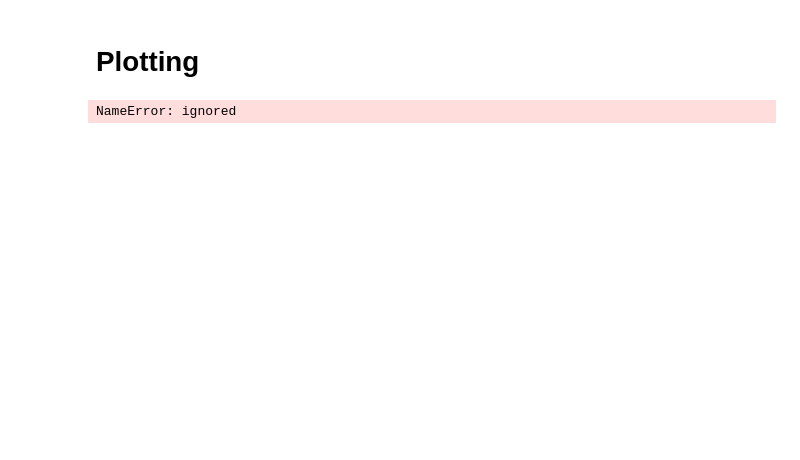
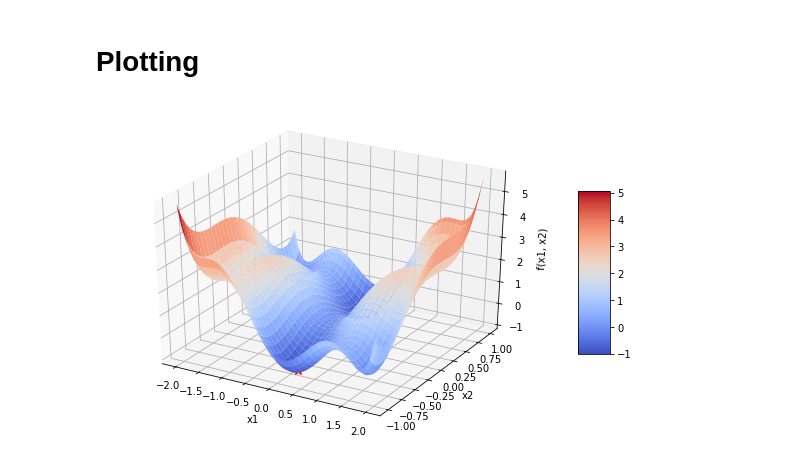
Before and after one commit to GilbertTjahjono/Flower_Pollination_Algorithm, a Jupyter notebook: Implementation_of_FPA.ipynb, the cells around one changed output. Drawn from its saved outputs; the diff is of its cells as text; code cells hidden in the pictures; blank space fills up the shorter version.

```diff
--- a/Implementation_of_FPA.ipynb
+++ b/Implementation_of_FPA.ipynb
@@ -98,7 +98,7 @@ class FPA():
 # %%
 const = [np.array([-2.5, 2.5]), np.array([-1.5, 1.5])]
 FPA = FPA(switch_probability = 0.6, n_flowers = 5, n_parameters = 2, constraints = const)
-result, cost, hist = FPA.optimize(25)
+result, cost, hist = FPA.optimize(50)
 # %%
 result[cost.argmin()]
 # %% [output]
@@ -135,22 +135,24 @@ minima2_ = minima2.reshape(-1, 1)
 # %%
 # 3D Surface Plot
 fig = plt.figure(figsize=(10,6))
 ax = fig.add_subplot(111, projection='3d')
 
-ax.plot_surface(x1, x2, z, cmap=plt.cm.jet)
+map = ax.plot_surface(x1, x2, z, cmap=plt.cm.coolwarm)
 ax.quiver(x1_best[:-1], x2_best[:-1], z_best[:-1], x1_best[1:]-x1_best[:-1], x2_best[1:]-x2_best[:-1], z_best[1:]-z_best[:-1], color='w')
 ax.plot(*minima1_, f(*minima1_), 'r*', markersize=10)
 ax.plot(*minima2_, f(*minima2_), 'r*', markersize=10)
 
 ax.set_xlabel('x1')
 ax.set_ylabel('x2')
 ax.set_zlabel('f(x1, x2)')
 
-plt.title('Six Hump Camel Function - 3D Surface')
+# plt.title('Six Hump Camel Function - 3D Surface', fontsize = 18)
+
+fig.colorbar(map, shrink=0.5, aspect=5)
 
 plt.show()
 # %% [output]
-NameError: ignored
+[figure, added]
 # %%
 # First, draw the 2D contour plot and initialize the line and point (which are Line2D objects)
 fig, ax = plt.subplots(figsize=(10, 6))
```
Also changed, not shown: parts of 4 cells of this notebook.
